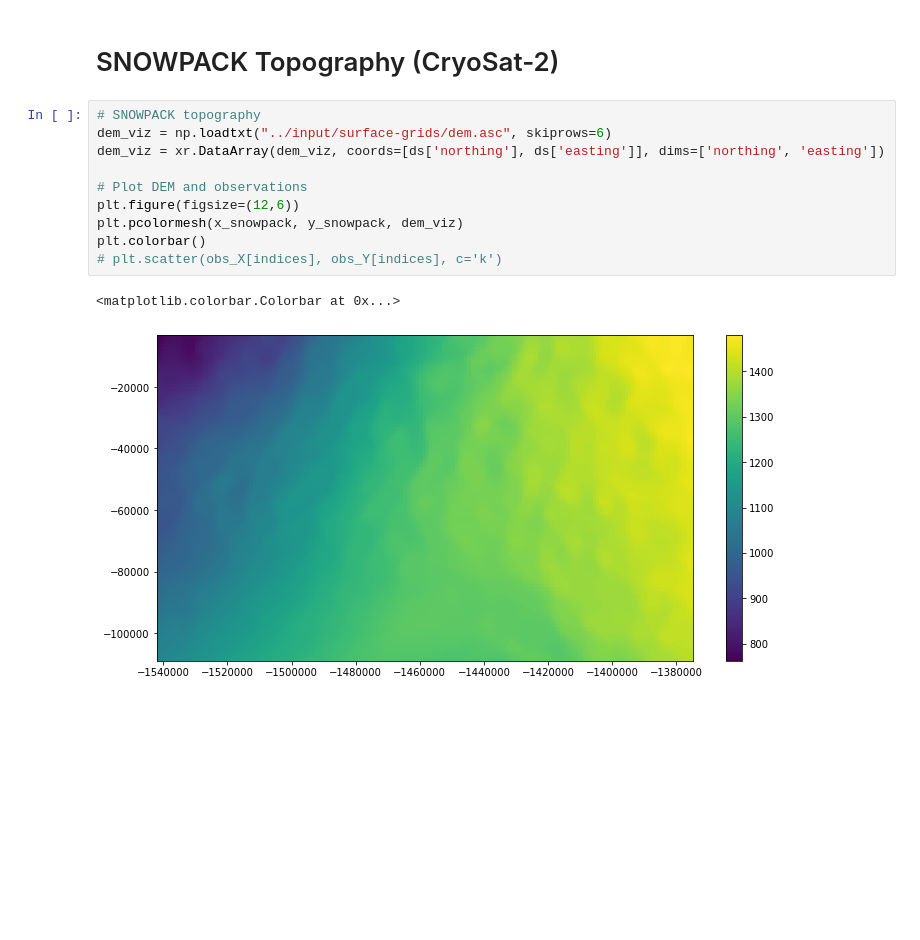
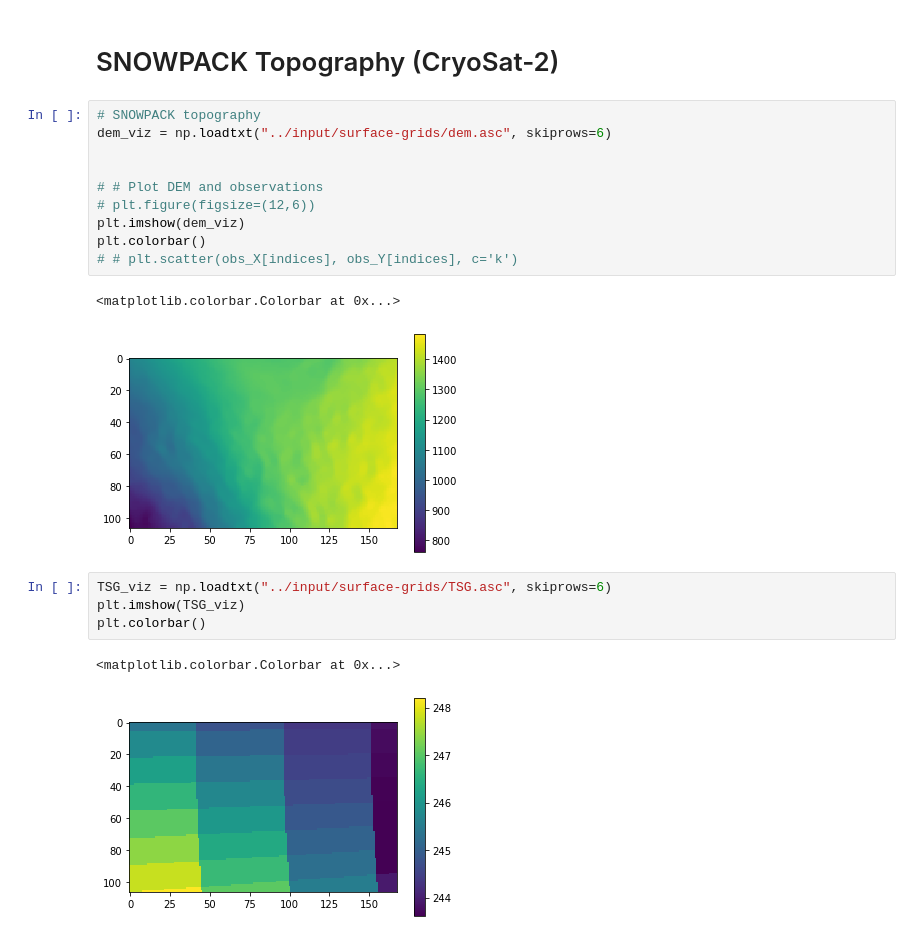
Before and after one commit to EricKeenan/SNOWPACK_WAIS, a Jupyter notebook: analysis/Modelled_vs_observed_SMB.ipynb, the cells around one changed output. Drawn from its saved outputs; the diff is of its cells as text; blank space fills up the shorter version.

```diff
--- a/analysis/Modelled_vs_observed_SMB.ipynb
+++ b/analysis/Modelled_vs_observed_SMB.ipynb
@@ -172,13 +172,20 @@ plt.colorbar()
 # %%
 # SNOWPACK topography
 dem_viz = np.loadtxt("../input/surface-grids/dem.asc", skiprows=6)
-dem_viz = xr.DataArray(dem_viz, coords=[ds['northing'], ds['easting']], dims=['northing', 'easting'])
 
-# Plot DEM and observations
-plt.figure(figsize=(12,6))
-plt.pcolormesh(x_snowpack, y_snowpack, dem_viz)
+
+# # Plot DEM and observations
+# plt.figure(figsize=(12,6))
+plt.imshow(dem_viz)
 plt.colorbar()
-# plt.scatter(obs_X[indices], obs_Y[indices], c='k')
+# # plt.scatter(obs_X[indices], obs_Y[indices], c='k')
 # %% [output]
 <matplotlib.colorbar.Colorbar at 0x...>
-[figure, old version]
+[figure, new version]
+# %%
+TSG_viz = np.loadtxt("../input/surface-grids/TSG.asc", skiprows=6)
+plt.imshow(TSG_viz)
+plt.colorbar()
+# %% [output]
+<matplotlib.colorbar.Colorbar at 0x...>
+[figure, added]
```
Also changed, not shown: parts of 4 cells of this notebook, 3 other files.
